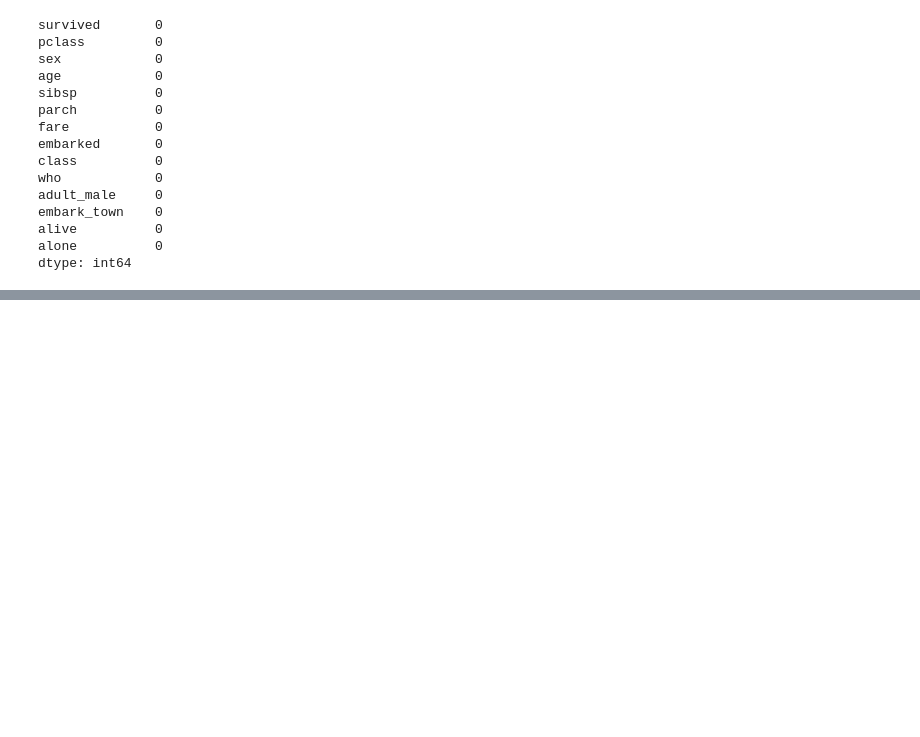
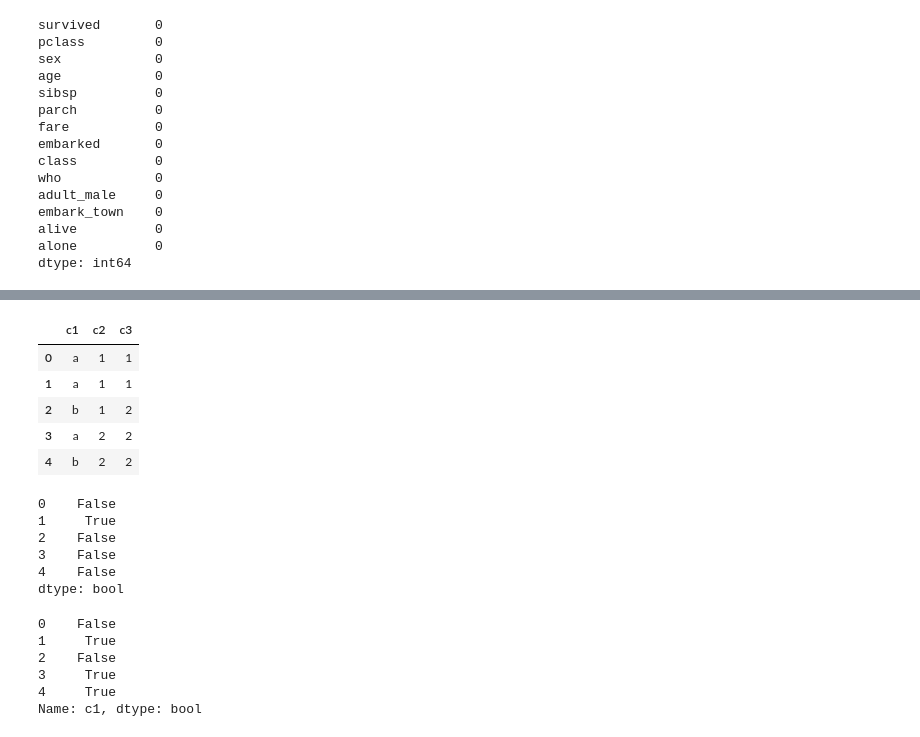
Before and after one commit to KIM-YONG-HA/PYTHON101, a Jupyter notebook: pandas/d250106/d250106_02_전처리.ipynb, the cells around one changed output, grey strips where cells are left out. Drawn from its saved outputs; the diff is of its cells as text; code cells hidden in the pictures; blank space fills up the shorter version.

```diff
--- a/pandas/d250106/d250106_02_전처리.ipynb
+++ b/pandas/d250106/d250106_02_전처리.ipynb
@@ -229,0 +482,33 @@ dtype: int64
+# %%
+data = {
+    'c1':['a','a','b','a','b'],
+    'c2':[1,1,1,2,2],
+    'c3':[1,1,2,2,2,],
+}
+df = pd.DataFrame(data)
+df
+# %% [output]
+|  | c1 | c2 | c3 |
+| 0 | a | 1 | 1 |
+| 1 | a | 1 | 1 |
+| 2 | b | 1 | 2 |
+| 3 | a | 2 | 2 |
+| 4 | b | 2 | 2 |
+# %%
+df.duplicated()
+# %% [output]
+0    False
+1     True
+2    False
+3    False
+4    False
+dtype: bool
+# %%
+df['c1'].duplicated() # 3, 4 true??
+# %% [output]
+0    False
+1     True
+2    False
+3     True
+4     True
+Name: c1, dtype: bool
```
Also changed, not shown: parts of 65 cells of this notebook, 4 other files.
